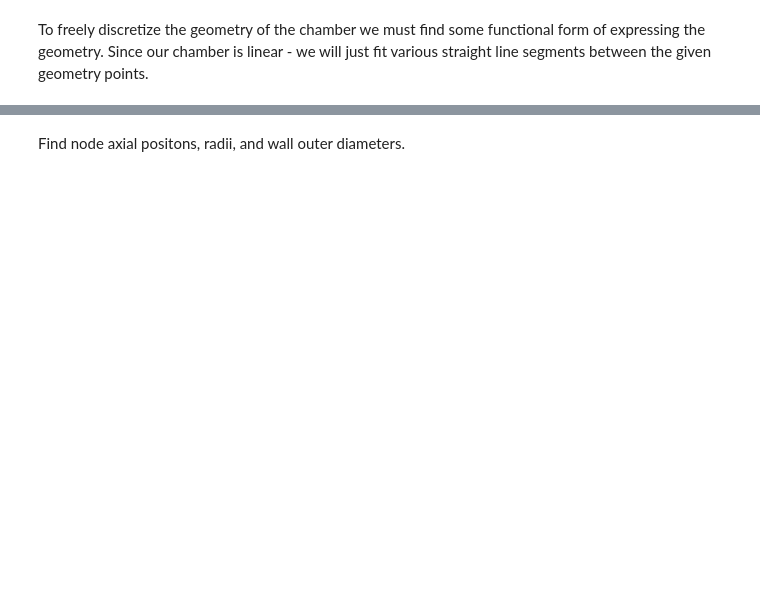
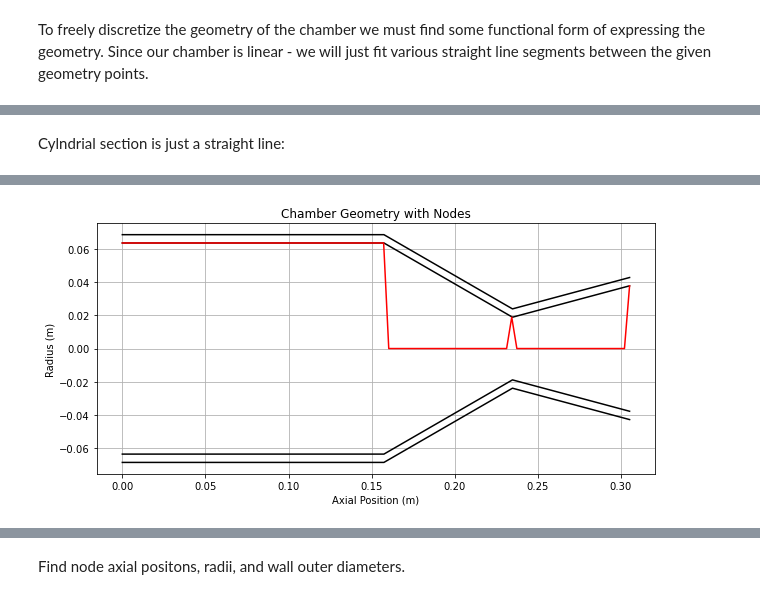
Before and after one commit to Project-Liquid/TheRocket, a Jupyter notebook: RegenSolver/hemsolver.ipynb, the cells around one changed output, grey strips where cells are left out. Drawn from its saved outputs; the diff is of its cells as text; code cells hidden in the pictures; blank space fills up the shorter version.

Commit message:
Add spline geometry

```diff
--- a/RegenSolver/hemsolver.ipynb
+++ b/RegenSolver/hemsolver.ipynb
@@ -763,0 +761,20 @@ r = 0.267949192431123x + -0.044034444553866015
+# %%
+inlet_i = 0 # index of inlet node (first node with smaller inlet axial positon)
+throat_i = 0 # index of throat node (first node with smaller throat axial position)
+
+for i, el in enumerate(x_n):
+    slope = 0
+
+    # find inlet node
+    if el < x[1]:
+       continue
+    elif inlet_i == 0:
+        inlet_i = i - 1
+
+    elif el < x[2]:
+        continue
+    elif throat_i == 0:
+        throat_i = i - 1
+        break
+
+print("Inlet node index:", inlet_i, "\nThroat node index:", throat_i)
@@ -763,0 +784,58 @@ r = 0.267949192431123x + -0.044034444553866015
+# %% [markdown]
+Cylndrial section is just a straight line:
+# %%
+# finding x positons for various pairs of points
+points12x = x[:2] # points 1 and 2
+
+# finding r positons for various pairs of points
+points12r = r[:2] # points 1 and 2
+
+# finding slopes and intercepts for various pairs of points
+slope12, intercept12 = np.polyfit(points12x, points12r, 1) # points 1 and 2
+
+# print all linear equations obtained
+print("r = {}x + {}".format(slope12, intercept12))
+
+print(len(r_n))
+# populate lists with cylindrical geometry data
+for i, el in enumerate(x_n):
+    slope = 0
+    # find r_n
+    if i <= inlet_i:
+        node_r_n = slope12 * el + intercept12
+        # note: for interval 1-2 slope is 0
+    else:
+        break
+
+    # set r_n
+    r_n[i] = node_r_n
+
+    # set wallOD
+    OD_n[i] = 2 * (node_r_n + variable_thickness(el))
+
+    # set slope
+    drdx_n[i] = slope
+
+# add inlet and throat node radial positons for visualisation
+r_n[inlet_i] = r[1]
+r_n[throat_i] = r[2]
+r_n[-1] = r[-1]
+
+# plot r_n vs x_n
+fig, axs = plt.subplots(figsize = (10, 10))
+fig.set_facecolor('white')
+axs.plot(x, r, color = "k") # upper innner wall
+axs.plot(x, -np.array(r), color = "k") # lower inner wall
+axs.plot(x, np.add(r, th), color = "k") # upper outer wall
+axs.plot(x, np.subtract(-np.array(r), th), color = "k") # lower outer wall
+axs.plot(x_n, r_n, color = "r") # radial position of nodes
+axs.grid()
+axs.set_xlabel("Axial Position (m)")
+axs.set_ylabel("Radius (m)")
+axs.set_title("Chamber Geometry with Nodes")
+axs.set_aspect('equal')
+
+
+# print results
+print("Current r_n:", r_n)
+# %% [output]
@@ -763,0 +861 @@ r = 0.267949192431123x + -0.044034444553866015
+[figure, added]
```
Also changed, not shown: parts of 12 cells of this notebook, 22 other files.
